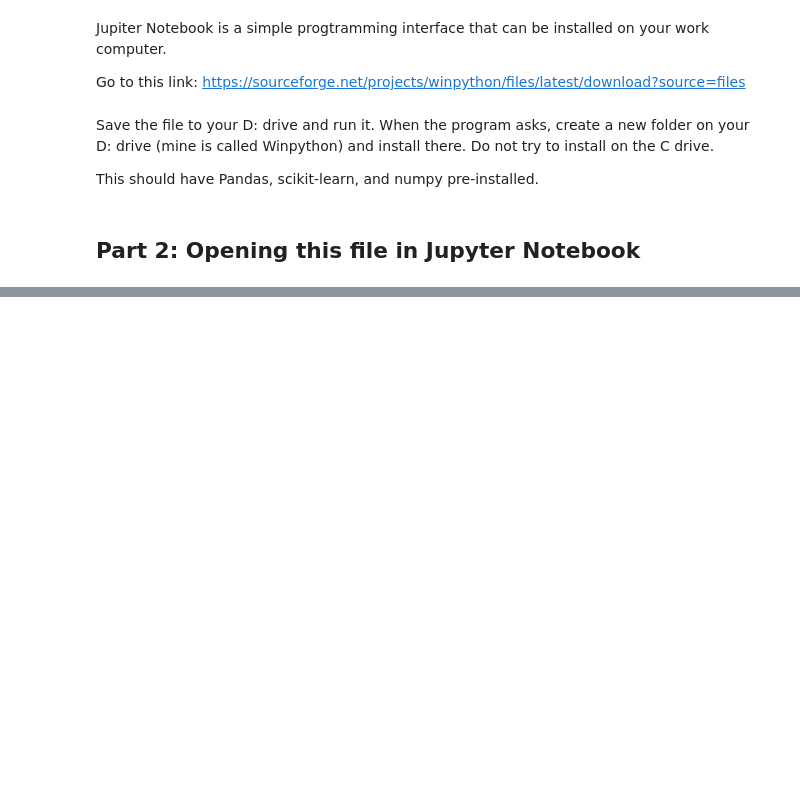
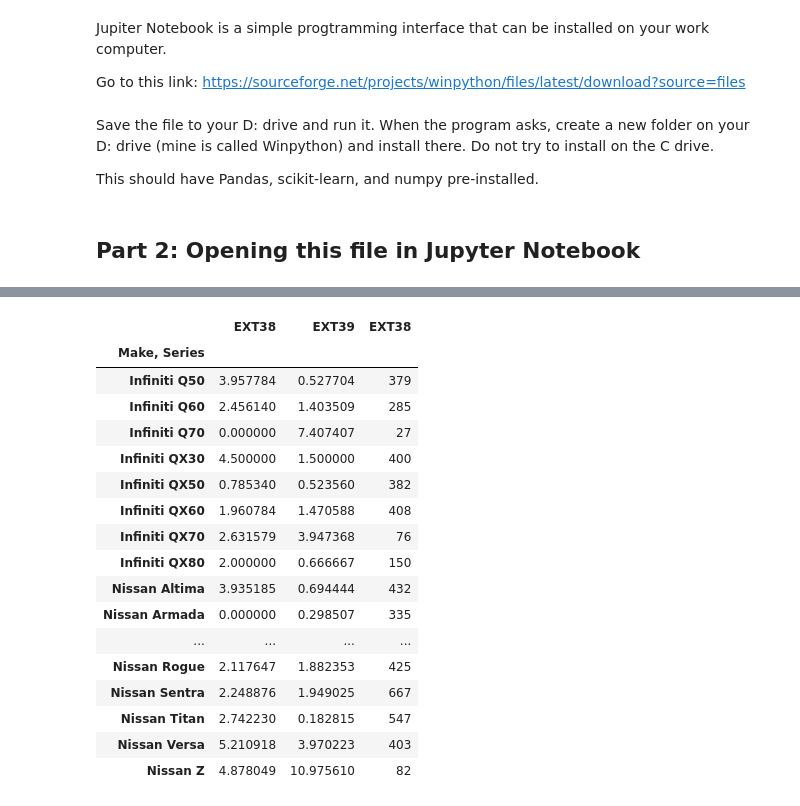
Before and after one commit to kpeterso/PythonTutorial, a Jupyter notebook: Python Pandas tutorial.ipynb, the cells around one changed output, grey strips where cells are left out. Saved outputs shown, nothing was run; the diff lists cells and outputs as text; code cells hidden in the pictures; blank space fills up the shorter version.

```diff
--- a/Python Pandas tutorial.ipynb
+++ b/Python Pandas tutorial.ipynb
@@ -21,0 +186,4 @@ If you are still reading this on Github, download this file and put it into the
+# %%
+#Now we can run functions on the grouped data, and it will apply the function to each group separately
+groupedMean = groupedNoiseDF.mean()*100
+groupedMean
@@ -21,0 +232,25 @@ If you are still reading this on Github, download this file and put it into the
+# %%
+#Lets combine one of the count columns and the PPH columns into a new dataframe
+modelNoisePPH = pd.concat([groupedMean, groupedCount.drop(['PLNT_CD','EXT39'], axis=1)], axis=1)
+#I dropped the PLNT_CD and EXT39 columns from count before concatenating
+#Then I concatenated along the verticle axis (axis=1)
+modelNoisePPH
+# %% [output]
+|  | EXT38 | EXT39 | EXT38 |
+| Make, Series |  |  |  |
+| Infiniti Q50 | 3.957784 | 0.527704 | 379 |
+| Infiniti Q60 | 2.456140 | 1.403509 | 285 |
+| Infiniti Q70 | 0.000000 | 7.407407 | 27 |
+| Infiniti QX30 | 4.500000 | 1.500000 | 400 |
+| Infiniti QX50 | 0.785340 | 0.523560 | 382 |
+| Infiniti QX60 | 1.960784 | 1.470588 | 408 |
+| Infiniti QX70 | 2.631579 | 3.947368 | 76 |
+| Infiniti QX80 | 2.000000 | 0.666667 | 150 |
+| Nissan Altima | 3.935185 | 0.694444 | 432 |
+| Nissan Armada | 0.000000 | 0.298507 | 335 |
+| ... | ... | ... | ... |
+| Nissan Rogue | 2.117647 | 1.882353 | 425 |
+| Nissan Sentra | 2.248876 | 1.949025 | 667 |
+| Nissan Titan | 2.742230 | 0.182815 | 547 |
+| Nissan Versa | 5.210918 | 3.970223 | 403 |
+| Nissan Z | 4.878049 | 10.975610 | 82 |
```
Also changed, not shown: parts of 35 cells of this notebook.
